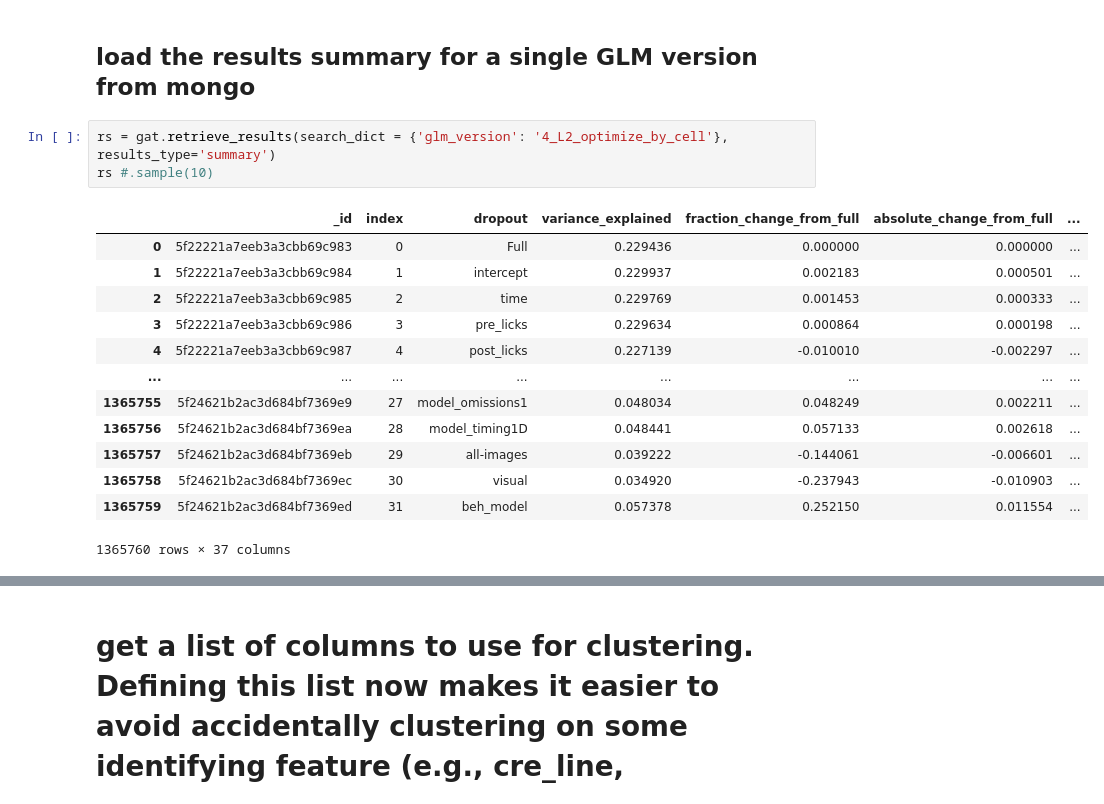
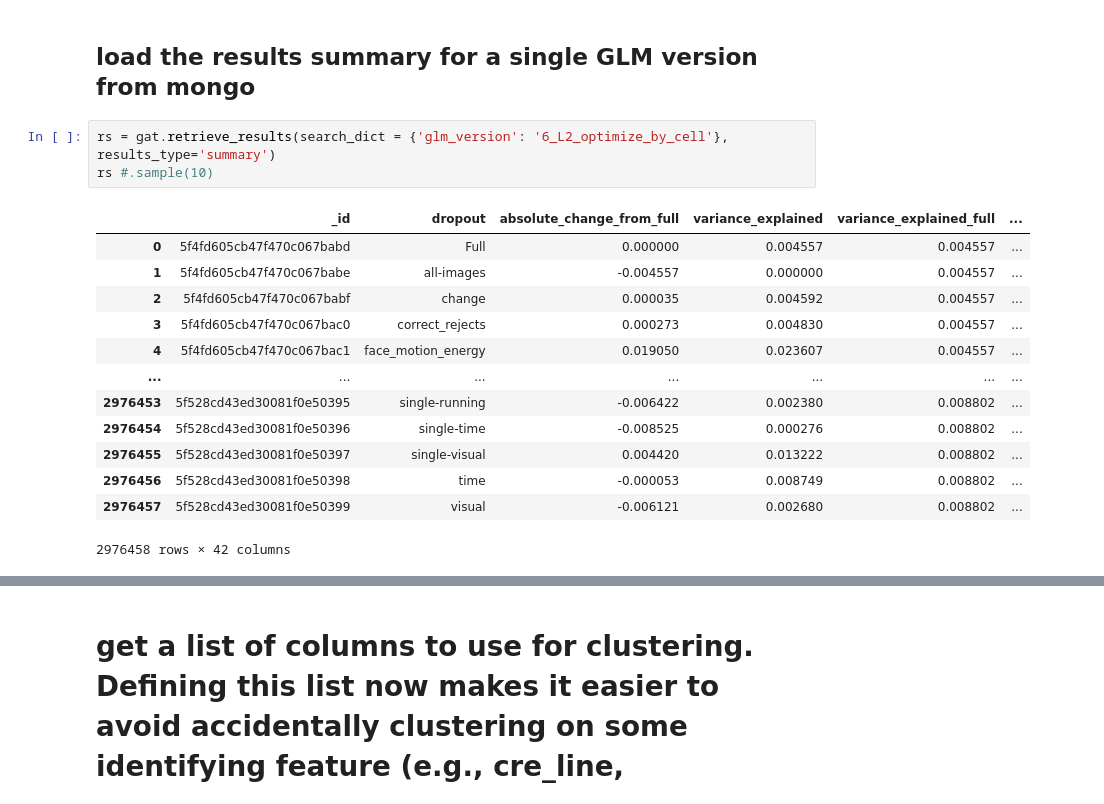
Before and after one commit to AllenInstitute/visual_behavior_glm, a Jupyter notebook: notebooks/2020.08.28_dropout_summary_heatmaps.ipynb, the cells around one changed output, grey strips where cells are left out. Drawn from its saved outputs; the diff is of its cells as text.

```diff
--- a/notebooks/2020.08.28_dropout_summary_heatmaps.ipynb
+++ b/notebooks/2020.08.28_dropout_summary_heatmaps.ipynb
@@ -28,19 +34,19 @@ import hdbscan # First install the package on the terminal: pip install hdbscan
 # %% [markdown]
 ## load the results summary for a single GLM version from mongo
 # %%
-rs = gat.retrieve_results(search_dict = {'glm_version': '4_L2_optimize_by_cell'}, results_type='summary')
+rs = gat.retrieve_results(search_dict = {'glm_version': '6_L2_optimize_by_cell'}, results_type='summary')
 rs #.sample(10)
 # %% [output]
-|  | _id | index | dropout | variance_explained | fraction_change_from_full | absolute_change_from_full | ... |
-| 0 | 5f22221a7eeb3a3cbb69c983 | 0 | Full | 0.229436 | 0.000000 | 0.000000 | ... |
-| 1 | 5f22221a7eeb3a3cbb69c984 | 1 | intercept | 0.229937 | 0.002183 | 0.000501 | ... |
-| 2 | 5f22221a7eeb3a3cbb69c985 | 2 | time | 0.229769 | 0.001453 | 0.000333 | ... |
-| 3 | 5f22221a7eeb3a3cbb69c986 | 3 | pre_licks | 0.229634 | 0.000864 | 0.000198 | ... |
-| 4 | 5f22221a7eeb3a3cbb69c987 | 4 | post_licks | 0.227139 | -0.010010 | -0.002297 | ... |
-| ... | ... | ... | ... | ... | ... | ... | ... |
-| 1365755 | 5f24621b2ac3d684bf7369e9 | 27 | model_omissions1 | 0.048034 | 0.048249 | 0.002211 | ... |
-| 1365756 | 5f24621b2ac3d684bf7369ea | 28 | model_timing1D | 0.048441 | 0.057133 | 0.002618 | ... |
-| 1365757 | 5f24621b2ac3d684bf7369eb | 29 | all-images | 0.039222 | -0.144061 | -0.006601 | ... |
-| 1365758 | 5f24621b2ac3d684bf7369ec | 30 | visual | 0.034920 | -0.237943 | -0.010903 | ... |
-| 1365759 | 5f24621b2ac3d684bf7369ed | 31 | beh_model | 0.057378 | 0.252150 | 0.011554 | ... |
+|  | _id | dropout | absolute_change_from_full | variance_explained | variance_explained_full | ... |
+| 0 | 5f4fd605cb47f470c067babd | Full | 0.000000 | 0.004557 | 0.004557 | ... |
+| 1 | 5f4fd605cb47f470c067babe | all-images | -0.004557 | 0.000000 | 0.004557 | ... |
+| 2 | 5f4fd605cb47f470c067babf | change | 0.000035 | 0.004592 | 0.004557 | ... |
+| 3 | 5f4fd605cb47f470c067bac0 | correct_rejects | 0.000273 | 0.004830 | 0.004557 | ... |
+| 4 | 5f4fd605cb47f470c067bac1 | face_motion_energy | 0.019050 | 0.023607 | 0.004557 | ... |
+| ... | ... | ... | ... | ... | ... | ... |
+| 2976453 | 5f528cd43ed30081f0e50395 | single-running | -0.006422 | 0.002380 | 0.008802 | ... |
+| 2976454 | 5f528cd43ed30081f0e50396 | single-time | -0.008525 | 0.000276 | 0.008802 | ... |
+| 2976455 | 5f528cd43ed30081f0e50397 | single-visual | 0.004420 | 0.013222 | 0.008802 | ... |
+| 2976456 | 5f528cd43ed30081f0e50398 | time | -0.000053 | 0.008749 | 0.008802 | ... |
+| 2976457 | 5f528cd43ed30081f0e50399 | visual | -0.006121 | 0.002680 | 0.008802 | ... |
-1365760 rows × 37 columns
+2976458 rows × 42 columns
```
Also changed, not shown: parts of 11 cells of this notebook, 3 other files.
